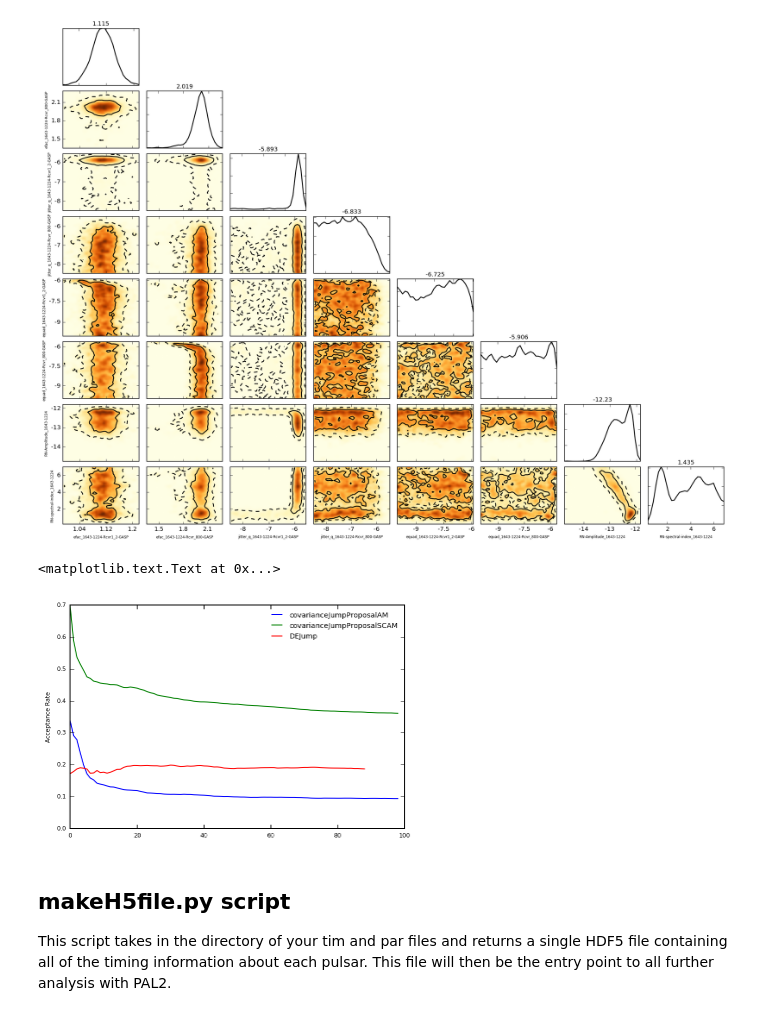
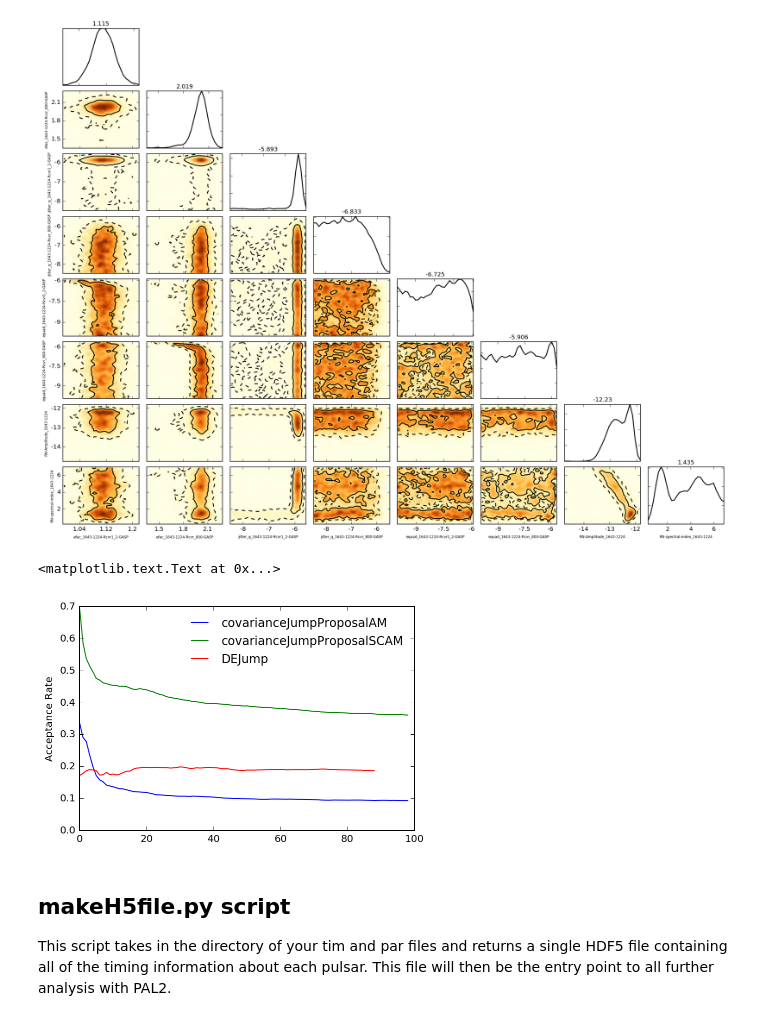
Before and after one commit to jellis18/PAL2, a Jupyter notebook: demo/PAL2_demo.ipynb, the cells around one changed output. Saved outputs shown, nothing was run; the diff lists cells and outputs as text; code cells hidden in the pictures.

```diff
--- a/demo/PAL2_demo.ipynb
+++ b/demo/PAL2_demo.ipynb
@@ -137,15 +137,16 @@ ax = bu.triplot(chain[burn:,:-4], labels=pars[:], tex=False, figsize=(20,15))
 [figure]
 # %%
 # plot acceptance rate for different jumps
+plt.rcParams['font.size'] = 10
 jumpfiles = glob.glob('chains/*jump.txt')
 jumps = map(np.loadtxt, jumpfiles)
 for ct, j in enumerate(jumps):
     plt.plot(j, label=jumpfiles[ct].split('/')[-1].split('_jump.txt')[0])
 plt.legend(loc='best', frameon=False)
 plt.ylabel('Acceptance Rate')
 # %% [output]
 <matplotlib.text.Text at 0x...>
-[figure, old version]
+[figure, new version]
 # %% [markdown]
 ## makeH5file.py script
 
```
Also changed, not shown: 4 other files.
